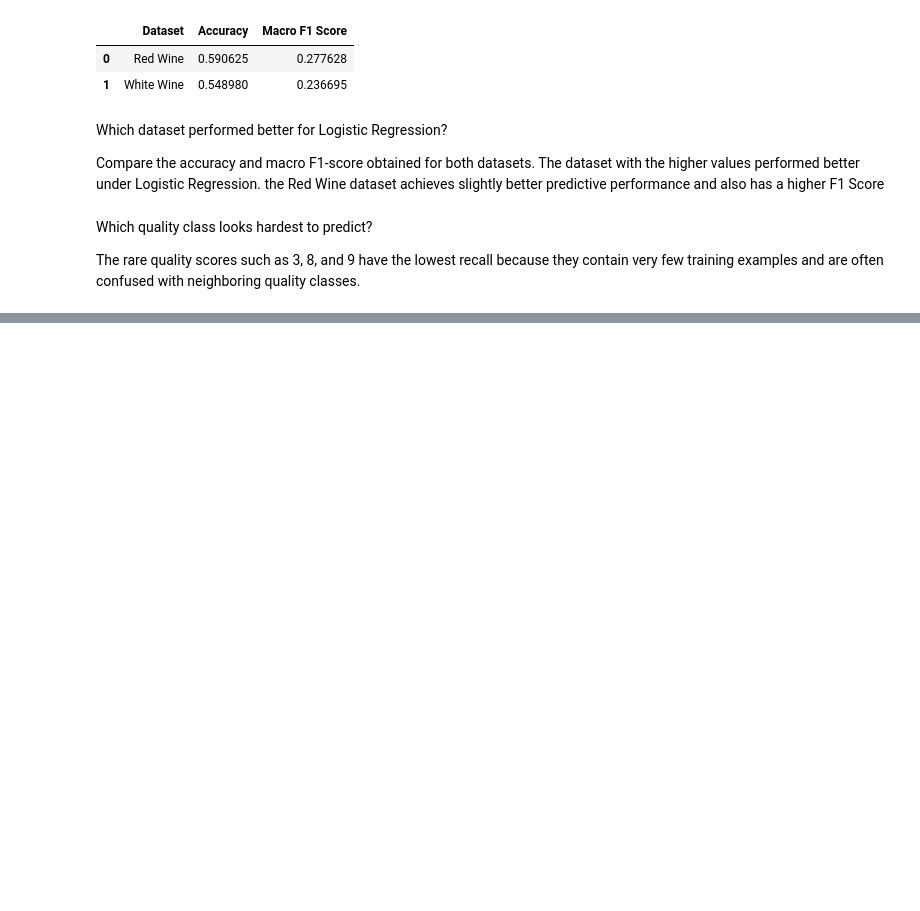
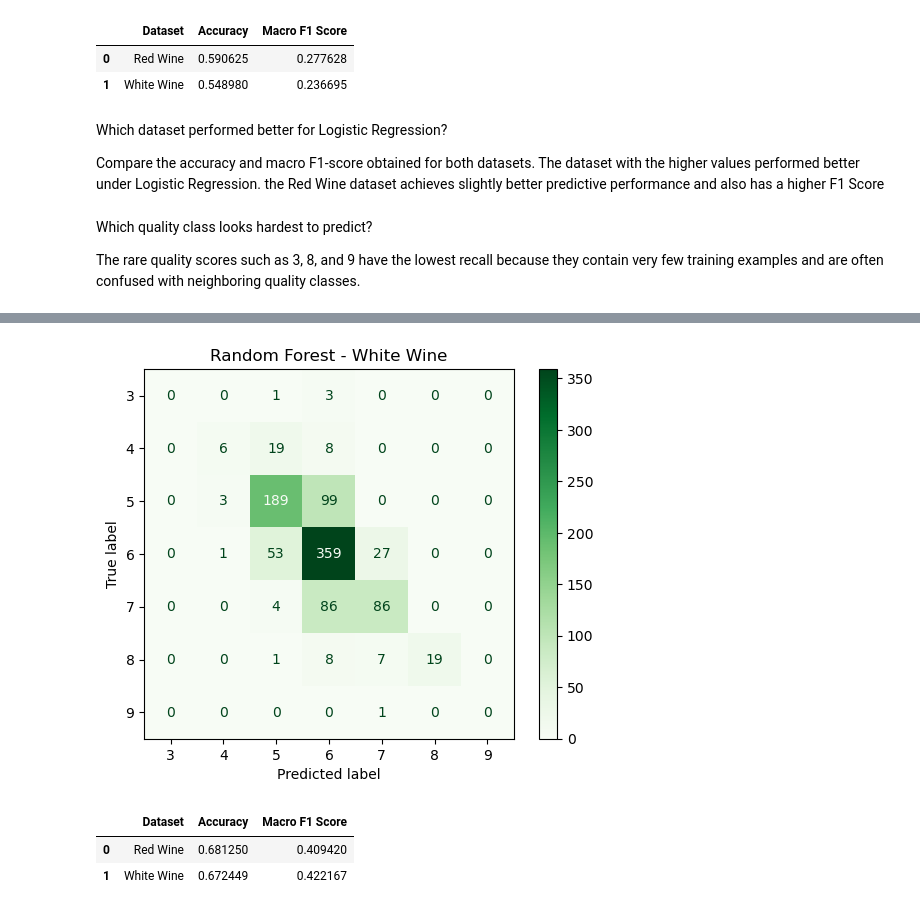
Before and after one commit to madhurmd/Wine_Quality_Comparative_Study, a Jupyter notebook: Wine_Quality_Comparative_Study_Madhur_Modi_Batch_3.ipynb, the cells around one changed output, grey strips where cells are left out. Cells and saved outputs as stored; diff of their text form; code cells hidden in the pictures; blank space fills up the shorter version.

```diff
--- a/Wine_Quality_Comparative_Study_Madhur_Modi_Batch_3.ipynb
+++ b/Wine_Quality_Comparative_Study_Madhur_Modi_Batch_3.ipynb
@@ -460,0 +523,9 @@ The rare quality scores such as 3, 8, and 9 have the lowest recall because they
+# %%
+rf_white = RandomForestClassifier(
+    n_estimators=300,
+    random_state=42
+)
+
+rf_white.fit(X_train_white, y_train_white)
+
+rf_white_pred = rf_white.predict(X_test_white)
@@ -460,0 +561,25 @@ The rare quality scores such as 3, 8, and 9 have the lowest recall because they
+# %%
+cm = confusion_matrix(y_test_white, rf_white_pred)
+
+disp = ConfusionMatrixDisplay(
+    confusion_matrix=cm,
+    display_labels=sorted(y_white.unique())
+)
+
+disp.plot(cmap="Greens")
+plt.title("Random Forest - White Wine")
+plt.show()
+# %% [output]
+[figure, added]
+# %%
+rf_summary = pd.DataFrame({
+    "Dataset": ["Red Wine", "White Wine"],
+    "Accuracy": [red_rf_accuracy, white_rf_accuracy],
+    "Macro F1 Score": [red_rf_f1, white_rf_f1]
+})
+
+rf_summary
+# %% [output]
+|  | Dataset | Accuracy | Macro F1 Score |
+| 0 | Red Wine | 0.681250 | 0.409420 |
+| 1 | White Wine | 0.672449 | 0.422167 |
```
Also changed, not shown: parts of 10 cells of this notebook.
